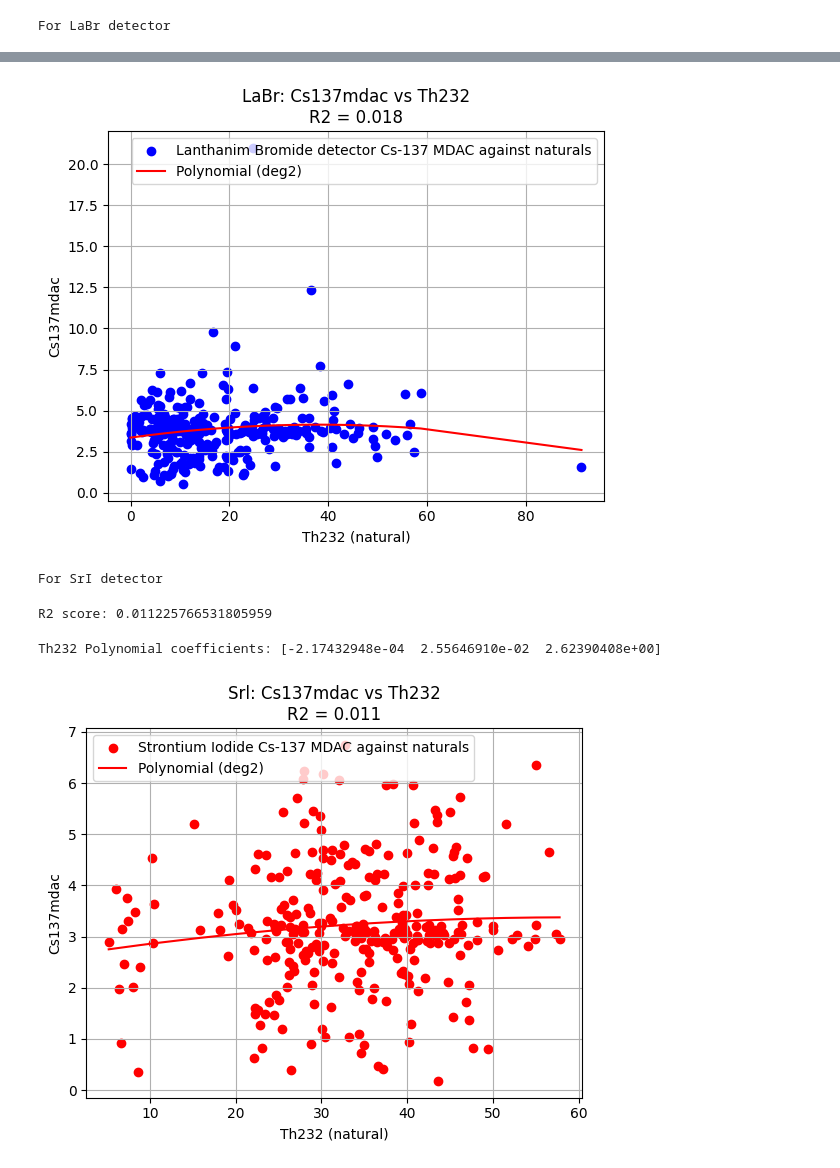
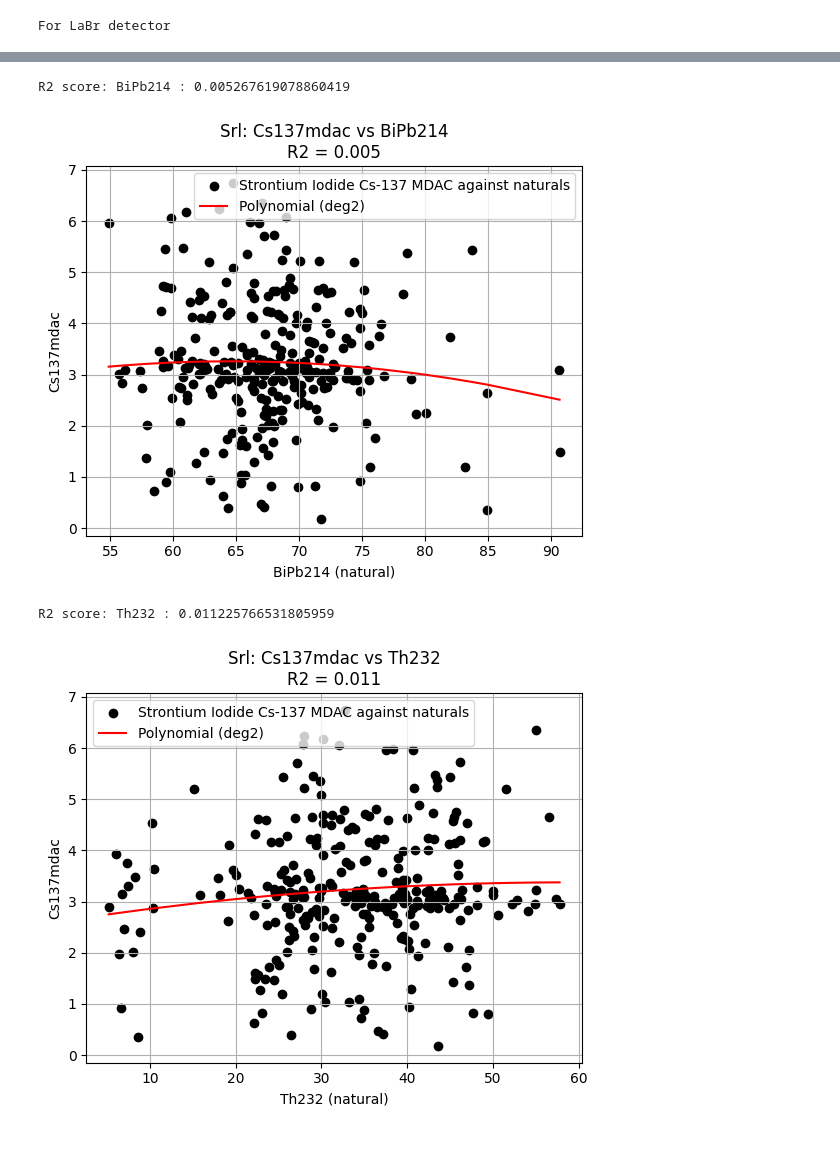
Before and after one commit to ericofosu/First-github, a Jupyter notebook: Cs_137_MDAC_models.ipynb, the cells around one changed output, grey strips where cells are left out. Drawn from its saved outputs; the diff is of its cells as text; code cells hidden in the pictures.

```diff
--- a/Cs_137_MDAC_models.ipynb
+++ b/Cs_137_MDAC_models.ipynb
@@ -366,18 +559,22 @@ Th232 Polynomial coefficients: [-5.44658477e-04  4.14146538e-02  3.36202037e+00]
 # %%
-plt.scatter(x, y, color='blue', label='Lanthanim Bromide detector Cs-137 MDAC against naturals')
-plt.plot(np.sort(x), poly(np.sort(x)), color='red', label=f'Polynomial (deg{degree})')
-plt.xlabel(f'{nat} (natural)')
-plt.ylabel('Cs137mdac')
-plt.title(f'LaBr: Cs137mdac vs {nat}\nR2 = {r2:.3f}')
-plt.grid(True)
-plt.legend()
-plt.show()
+for nat in naturals:
+  x = srl[nat]
+  y = srl['Cs137mdac']
+  coeffs = np.polyfit(x, y, degree)
+  poly = np.poly1d(coeffs)
+  y_pred = poly(x)
+  r2 = 1 -np.sum((y - y_pred)**2)/np.sum((y - np.mean(y))**2)
+  print("R2 score:", nat, ":", r2)
+  plt.scatter(x, y, color='black', label='Strontium Iodide Cs-137 MDAC against naturals')
+  plt.plot(np.sort(x), poly(np.sort(x)), color='red', label=f'Polynomial (deg{degree})')
+  plt.xlabel(f'{nat} (natural)')
+  plt.ylabel('Cs137mdac')
+  plt.title(f'Srl: Cs137mdac vs {nat}\nR2 = {r2:.3f}')
+  plt.grid(True)
+  plt.legend()
+  plt.show()
 # %% [output]
+R2 score: BiPb214 : 0.005267619078860419
-[figure, old version]
+[figure, new version]
+R2 score: Th232 : 0.011225766531805959
+[figure, added]
-# %%
-print("For SrI detector")
-for nat in naturals:
-  x = srl[nat]
-  y = srl['Cs137mdac']
-# %% [output]
-For SrI detector
@@ -387,21 +580,0 @@ poly = np.poly1d(coeffs)
-# %%
-y_pred = poly(x)
-r2 = 1 -np.sum((y - y_pred)**2)/np.sum((y - np.mean(y))**2)
-print("R2 score:", r2)
-# %% [output]
-R2 score: 0.011225766531805959
-# %%
-print(f"{nat} Polynomial coefficients:", coeffs, "\n")
-# %% [output]
-Th232 Polynomial coefficients: [-2.17432948e-04  2.55646910e-02  2.62390408e+00]
-# %%
-plt.scatter(x, y, color='red', label='Strontium Iodide Cs-137 MDAC against naturals')
-plt.plot(np.sort(x), poly(np.sort(x)), color='red', label=f'Polynomial (deg{degree})')
-plt.xlabel(f'{nat} (natural)')
-plt.ylabel('Cs137mdac')
-plt.title(f'Srl: Cs137mdac vs {nat}\nR2 = {r2:.3f}')
-plt.grid(True)
-plt.legend()
-plt.show()
-# %% [output]
-[figure, removed]
```
Also changed, not shown: parts of 18 cells of this notebook.
